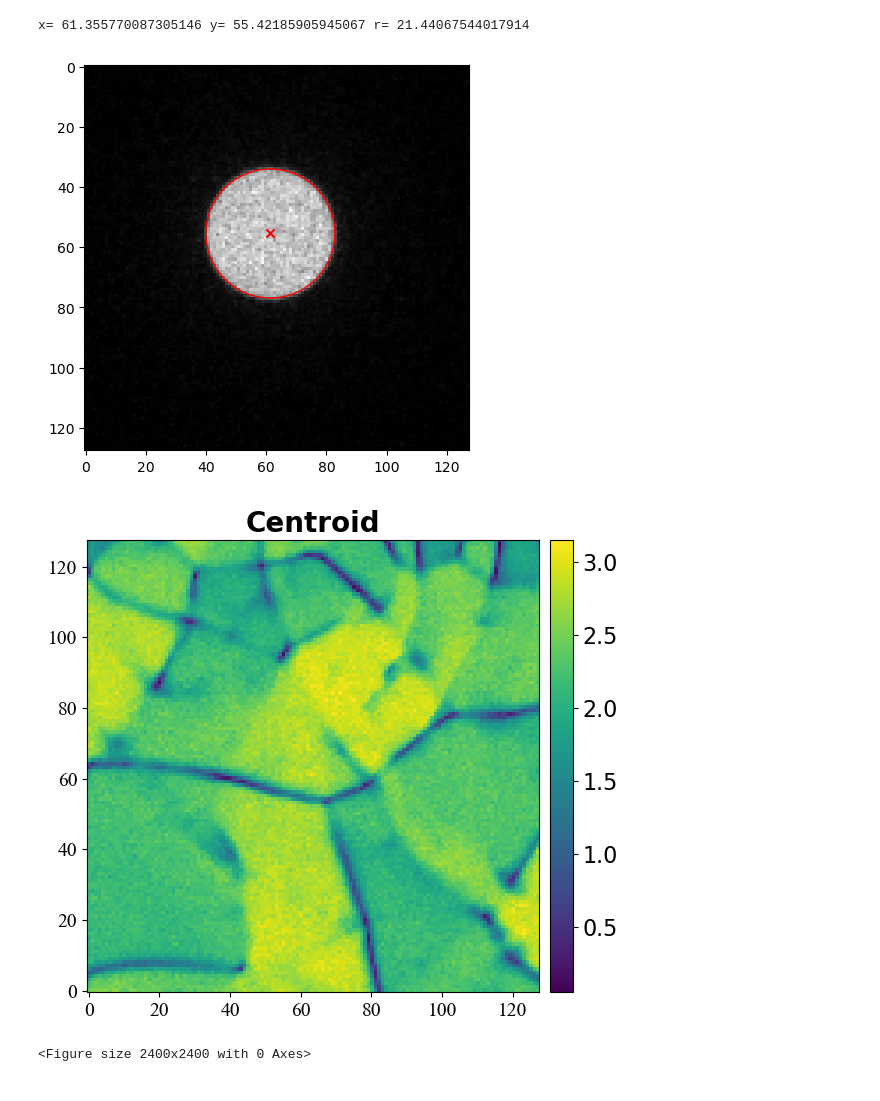
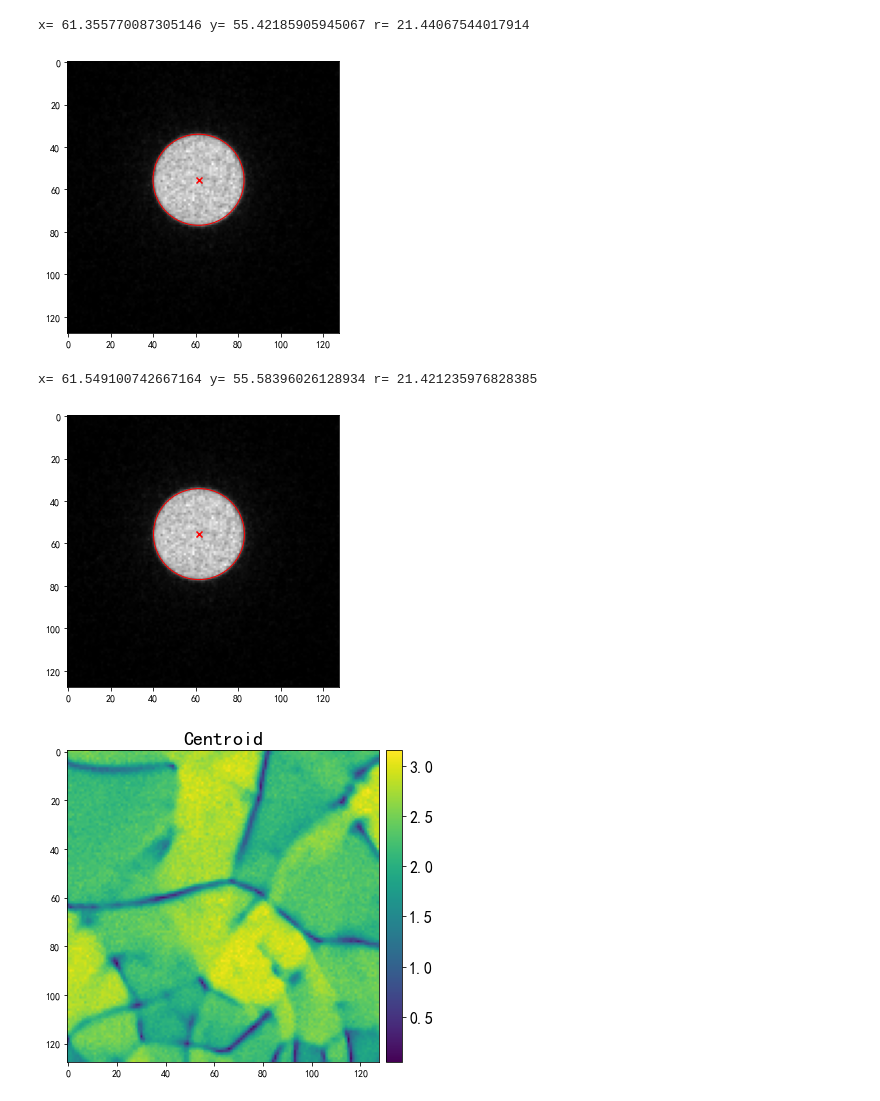
Before and after one commit to zuilusheng722/4D-STEM-method_Demo, a Jupyter notebook: 4D_STEM Centroid.ipynb, the cells around one changed output. Saved outputs shown, nothing was run; the diff lists cells and outputs as text; code cells hidden in the pictures.

```diff
--- a/4D_STEM Centroid.ipynb
+++ b/4D_STEM Centroid.ipynb
@@ -10,7 +10,7 @@ from tqdm import tqdm
 import pandas as pd
 from pylab import mpl
 # %%
-path=r"D:\2023_11_04_YNB\06_35000x_alpha0p42\scan_x128_y128.raw"
+path=r"F:\文件数据\2023_11_04_YNB\06_35000x_alpha0p42\scan_x128_y128.raw"
 # Read data
 data = circle.readData(path)
 imgh, imgw, pxh, pxw = data.shape
@@ -127,7 +127,7 @@ x= 61.4728476821192 y= 55.46225165562914 r= 21.461912384938476
 #     ----------
 #     data: The input image data, expected to be a 2D array (e.g., grayscale image).
 #     flag (bool, optional): If True, forces the image to be filtered before further processing. Defaults to False.
-#     blob (list, optional): Initial blob center coordinates (x, y). If None, it will be automatically detected.   blob=[66,55]
+#     blobs (list of tuples, optional): Initial blob center coordinates (x, y). If None, it will be automatically detected.  blobs=[[66,55]]
 #     radius (float, optional): Initial radius estimate. If None, it will be estimated based on blob detection.
 #     num_rings (int, optional): Number of rings used for radial gradient analysis. Higher values provide finer gradient analysis.
 #     ring_range (int, optional): Range of pixels to sample around each ring for gradient calculation. Larger values may increase noise sensitivity.
@@ -149,7 +149,26 @@ ax.add_patch(c)
 plt.show()
 # %% [output]
 x= 61.355770087305146 y= 55.42185905945067 r= 21.44067544017914
-[figure, old version]
+[figure, new version]
+# %%
+# Call the edge detection method to calculate
+
+#     Parameters
+#     ----------
+#     data (np.ndarray): Input data array, expected to be a 2D NumPy array.
+#     flag (bool, optional): If True, apply filtering to the data before calculating the centroid. Defaults to False.
+
+x, y, r= circle.edge_detection_fitting_circles(show_one_pat)
+print('x=', x, 'y=', y, 'r=', r)
+fig, ax = plt.subplots(figsize=(5, 5))
+ax.imshow(show_one_pat, cmap='gray')
+c = plt.Circle((x, y),r, color='red', linewidth=1, fill=False)
+plt.scatter([x], [y], color='red', marker='x', label='True Center')
+ax.add_patch(c)
+plt.show()
+# %% [output]
+x= 61.549100742667164 y= 55.58396026128934 r= 21.421235976828385
+[figure, added]
 # %%
 data = circle.readData(path)
 imgh, imgw, pxh, pxw = data.shape
@@ -160,7 +179,7 @@ b = imgh
 c = 0
 d = imgw
 
-name = ["Centroid", "Cross-correlation", "Hough circle", "Radial gradient"]
+name = ["Centroid", "Cross-correlation", "Hough circle", "Radial gradient","edge detection"]
 method = name[0]  # Choose the method for centroid calculation
 
 # Loop through each pixel in the image
@@ -181,6 +200,9 @@ for i in tqdm(range(c, d, 1)):
             x_, y_, r = circle.hough_circle_transform(show_one_pat)
         elif method == "Radial gradient":
             x_, y_, r = circle.Jxtd(show_one_pat)
+        elif method == "Edge detection":
+            x_, y_, r = circle.Jxtd(show_one_pat)
+
 
         # Handle cases where the centroid coordinates are out of range or None
         if x_ < 0 or x_ >= pxh:
@@ -201,33 +223,31 @@ x,y = circle.readCsv(file_name)  # Data reading
 # %%
 i=int(np.sqrt(len(x)))
 x=np.array(x)
 y=np.array(y)
 
 # Matrix changes to obtain the same direction as the tif image in the collection data folder
 x=circle.zy_zh(x.reshape(i,i)).reshape(-1)
 y=circle.zy_zh(y.reshape(i,i)).reshape(-1)
 
 # Smoothing filter
 #x,y=circle.remove_low_frequency_noise(x, y)
 
 # Preprocesses x and y arrays by handling missing values, subtracting mean, and computing Z values.
 z, x, y = circle.handle_X_Y(x, y)
 
 Z = np.hypot(x, y)
 
 # Create a graphics window
 fig, ax = plt.subplots( figsize=(6, 6))
-ax.axis('square')
 im = ax.imshow(Z.reshape(i, i), cmap='viridis')
 circle.add_colorbar(im,a=16)
 
 # Modify the title and x, y axis font and size
 plt.title(method, fontsize=20, fontweight='bold')
-circle.plot()
-# plt.show()
+#circle.plot()
+plt.show()
 # %% [output]
-[figure, old version]
+[figure, new version]
-<Figure size 2400x2400 with 0 Axes>
 # %%
 a = 25
 b = 85
```
Also changed, not shown: parts of 4 cells of this notebook.
